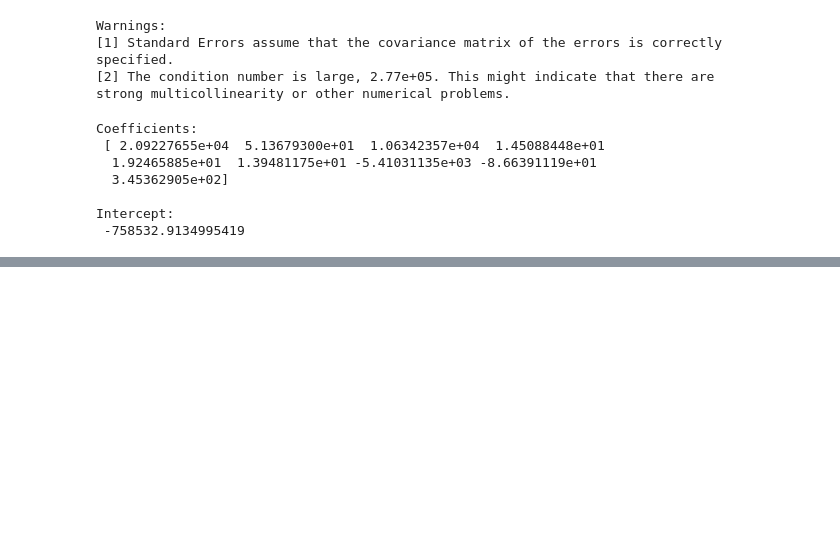
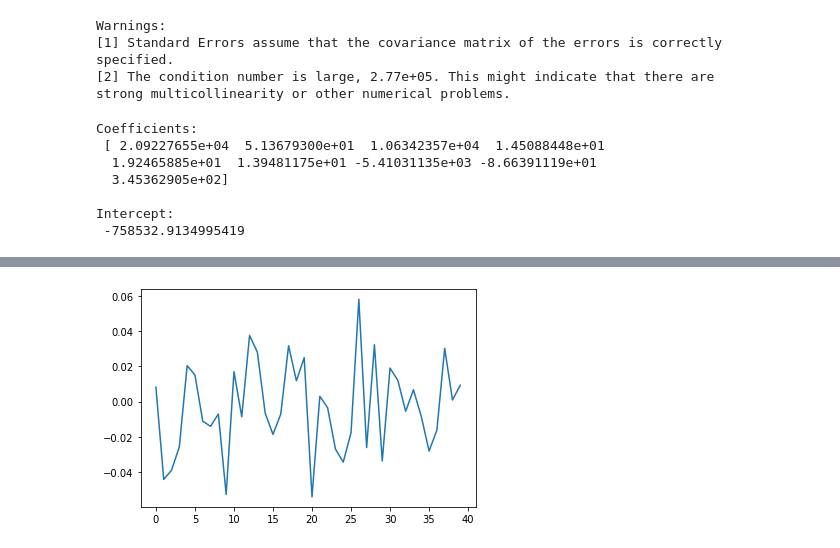
Before and after one commit to rajinigurijala/Thinkful, a Jupyter notebook: SimpleLinearRegressionOLS.ipynb, the cells around one changed output, grey strips where cells are left out. Cells and saved outputs as stored; diff of their text form; code cells hidden in the pictures; blank space fills up the shorter version.

```diff
--- a/SimpleLinearRegressionOLS.ipynb
+++ b/SimpleLinearRegressionOLS.ipynb
@@ -224,0 +288,9 @@ Intercept:
+# %%
+from statsmodels.tsa.stattools import acf
+
+acf_data = acf(errors)
+
+plt.plot(acf_data[1:])
+plt.show()
+# %% [output]
+[figure, added]
```
Also changed, not shown: parts of 20 cells of this notebook.
